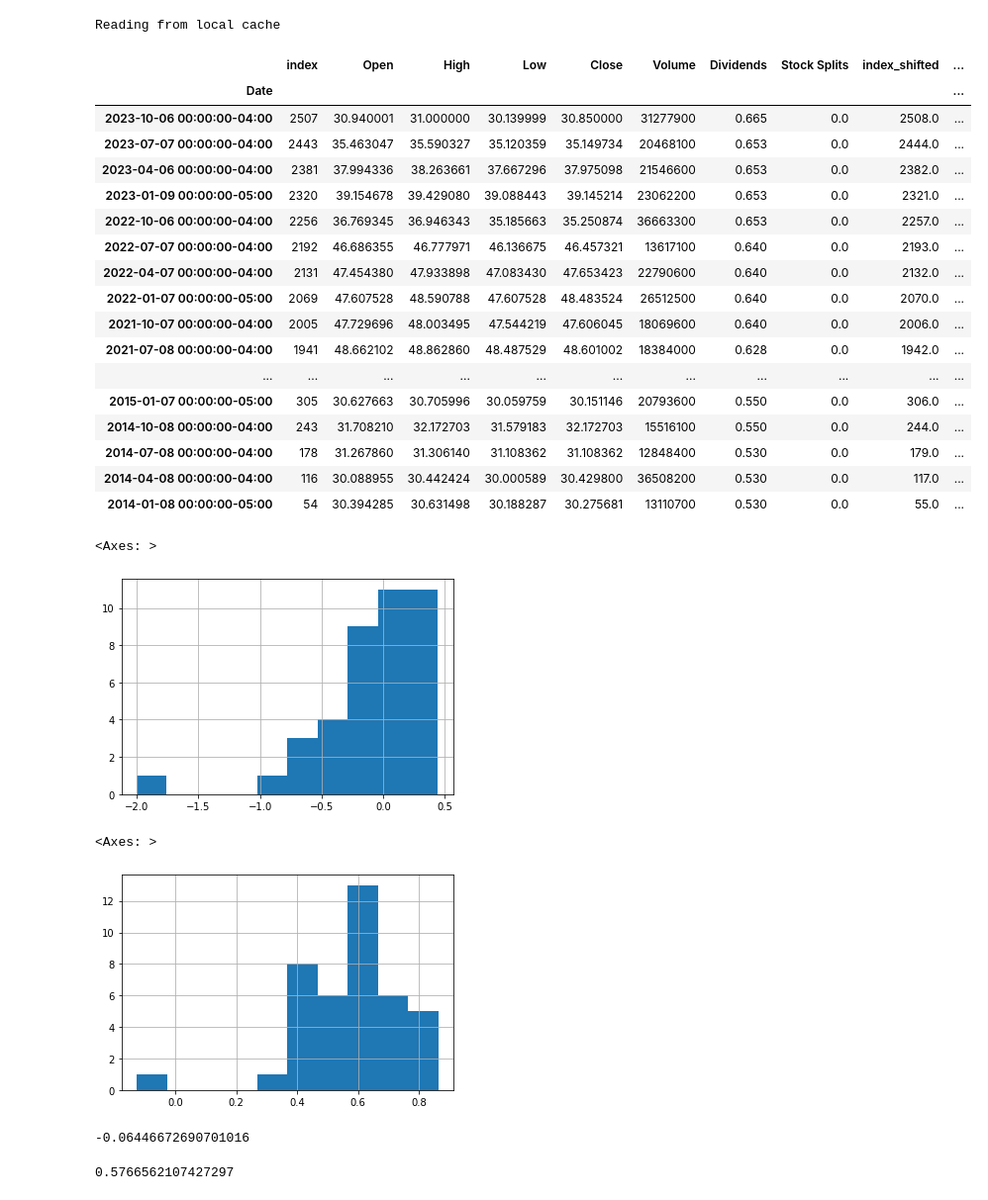
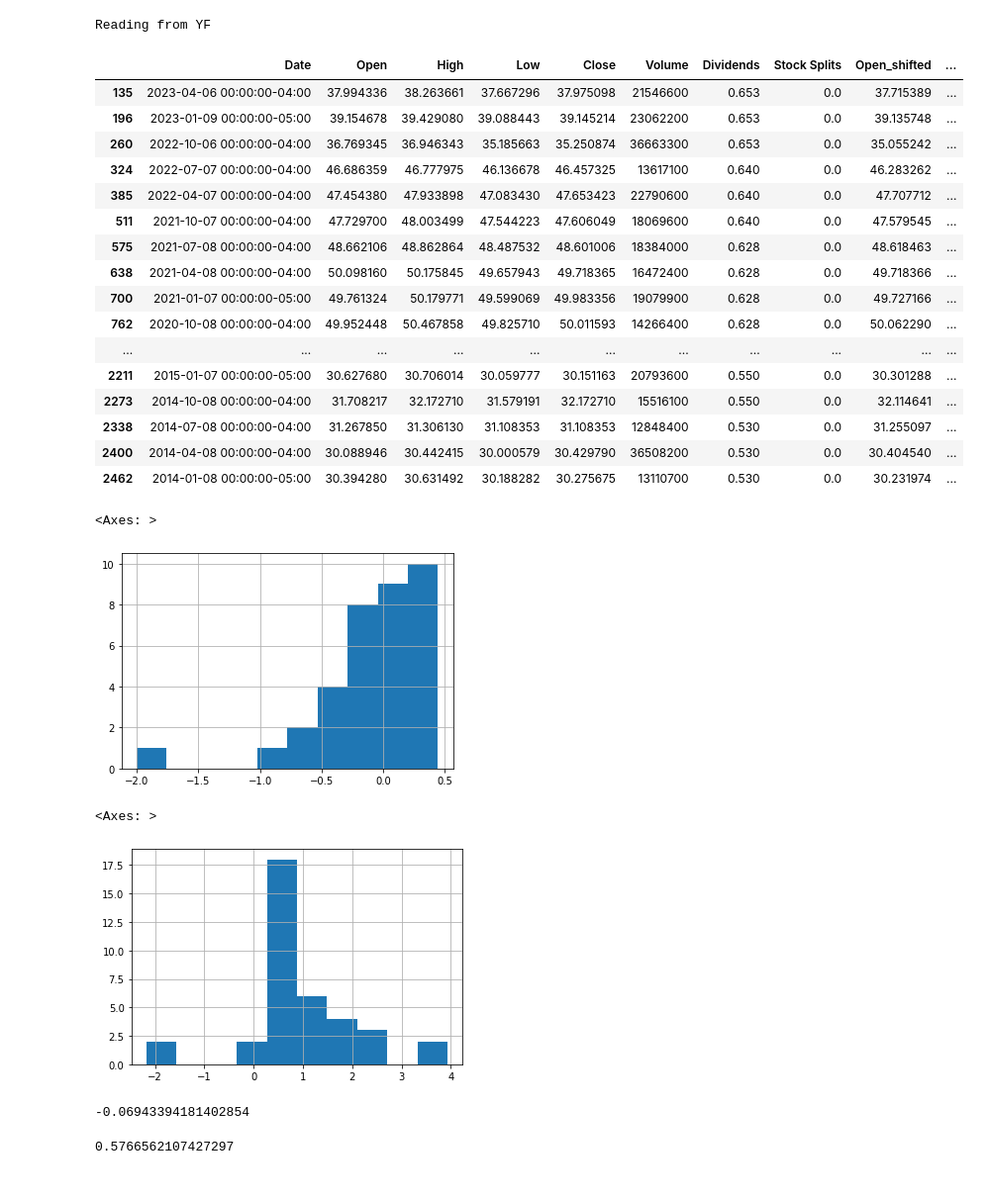
Before and after one commit to rpunit/pandas-notebooks, a Jupyter notebook: stock_div.ipynb, the cells around one changed output. Shown at 99% size. Cells and saved outputs as stored; diff of their text form; code cells hidden in the pictures.

```diff
--- a/stock_div.ipynb
+++ b/stock_div.ipynb
@@ -4,6 +4,8 @@ import warnings
 warnings.filterwarnings("ignore")
 import os
 import pandas as pd
+from datetime import datetime
+
 # portfolio tickers
 
 
@@ -11,17 +13,17 @@ def get_ticker_data(ticker):
     local_fn = f"./{ticker.lower()}_hist.csv"
     if not os.path.isfile(local_fn):
         print('Reading from YF')
-        t = yf.Ticker("ticker")
+        t = yf.Ticker(ticker)
         data_hist = t.history(period='10y')
         data_hist.to_csv(local_fn)
-        return data_hist
+        return data_hist.reset_index()
     else:
-        print('Reading from local cache')
+        print(f'Reading from local cache {local_fn}')
         data =  pd.read_csv(local_fn)
         return data.reset_index()
 
 
-def get_div_ret(ticker):
+def get_div_ret(ticker, remove_friday=False):
         stock_hist = get_ticker_data(ticker)
 
         stock_hist.set_index('Date', inplace=True)
@@ -29,9 +31,13 @@ def get_div_ret(ticker):
         stock_hist_shifted = stock_hist.shift(1)
 
         stock_hist_m = stock_hist.merge(stock_hist_shifted, on=['Date'], suffixes=['', '_shifted'])
-
+        stock_hist_m = stock_hist_m.reset_index()
         # drop rows where div is 0.0. The assumption is that dividend date is the exdate
         shm = stock_hist_m[stock_hist_m.Dividends > 0]
+        shm['weekday'] = shm.Date.apply(lambda x: pd.to_datetime(x).isoweekday())
+
+        if remove_friday:
+            shm = shm[shm['weekday'] != 5]
 
         shm['min_ret'] = shm.apply(lambda row: row.Low_shifted - row.High + row.Dividends, axis=1)
         shm['open_close_ret'] = shm.apply(lambda row: row.Open_shifted - row.Close + row.Dividends, axis=1)
@@ -40,42 +46,41 @@ def get_div_ret(ticker):
         return shm
 # %%
 import matplotlib.pyplot as plt
-div = get_div_ret('VZ')
+div = get_div_ret('VZ', remove_friday=True)
 div
 # %% [output]
-Reading from local cache
+Reading from YF
-|  | index | Open | High | Low | Close | Volume | Dividends | Stock Splits | index_shifted | ... |
-| Date |  |  |  |  |  |  |  |  |  | ... |
-| 2023-10-06 00:00:00-04:00 | 2507 | 30.940001 | 31.000000 | 30.139999 | 30.850000 | 31277900 | 0.665 | 0.0 | 2508.0 | ... |
-| 2023-07-07 00:00:00-04:00 | 2443 | 35.463047 | 35.590327 | 35.120359 | 35.149734 | 20468100 | 0.653 | 0.0 | 2444.0 | ... |
-| 2023-04-06 00:00:00-04:00 | 2381 | 37.994336 | 38.263661 | 37.667296 | 37.975098 | 21546600 | 0.653 | 0.0 | 2382.0 | ... |
-| 2023-01-09 00:00:00-05:00 | 2320 | 39.154678 | 39.429080 | 39.088443 | 39.145214 | 23062200 | 0.653 | 0.0 | 2321.0 | ... |
-| 2022-10-06 00:00:00-04:00 | 2256 | 36.769345 | 36.946343 | 35.185663 | 35.250874 | 36663300 | 0.653 | 0.0 | 2257.0 | ... |
-| 2022-07-07 00:00:00-04:00 | 2192 | 46.686355 | 46.777971 | 46.136675 | 46.457321 | 13617100 | 0.640 | 0.0 | 2193.0 | ... |
-| 2022-04-07 00:00:00-04:00 | 2131 | 47.454380 | 47.933898 | 47.083430 | 47.653423 | 22790600 | 0.640 | 0.0 | 2132.0 | ... |
-| 2022-01-07 00:00:00-05:00 | 2069 | 47.607528 | 48.590788 | 47.607528 | 48.483524 | 26512500 | 0.640 | 0.0 | 2070.0 | ... |
-| 2021-10-07 00:00:00-04:00 | 2005 | 47.729696 | 48.003495 | 47.544219 | 47.606045 | 18069600 | 0.640 | 0.0 | 2006.0 | ... |
-| 2021-07-08 00:00:00-04:00 | 1941 | 48.662102 | 48.862860 | 48.487529 | 48.601002 | 18384000 | 0.628 | 0.0 | 1942.0 | ... |
+|  | Date | Open | High | Low | Close | Volume | Dividends | Stock Splits | Open_shifted | ... |
+| 135 | 2023-04-06 00:00:00-04:00 | 37.994336 | 38.263661 | 37.667296 | 37.975098 | 21546600 | 0.653 | 0.0 | 37.715389 | ... |
+| 196 | 2023-01-09 00:00:00-05:00 | 39.154678 | 39.429080 | 39.088443 | 39.145214 | 23062200 | 0.653 | 0.0 | 39.135748 | ... |
+| 260 | 2022-10-06 00:00:00-04:00 | 36.769345 | 36.946343 | 35.185663 | 35.250874 | 36663300 | 0.653 | 0.0 | 35.055242 | ... |
+| 324 | 2022-07-07 00:00:00-04:00 | 46.686359 | 46.777975 | 46.136678 | 46.457325 | 13617100 | 0.640 | 0.0 | 46.283262 | ... |
+| 385 | 2022-04-07 00:00:00-04:00 | 47.454380 | 47.933898 | 47.083430 | 47.653423 | 22790600 | 0.640 | 0.0 | 47.707712 | ... |
+| 511 | 2021-10-07 00:00:00-04:00 | 47.729700 | 48.003499 | 47.544223 | 47.606049 | 18069600 | 0.640 | 0.0 | 47.579545 | ... |
+| 575 | 2021-07-08 00:00:00-04:00 | 48.662106 | 48.862864 | 48.487532 | 48.601006 | 18384000 | 0.628 | 0.0 | 48.618463 | ... |
+| 638 | 2021-04-08 00:00:00-04:00 | 50.098160 | 50.175845 | 49.657943 | 49.718365 | 16472400 | 0.628 | 0.0 | 49.718366 | ... |
+| 700 | 2021-01-07 00:00:00-05:00 | 49.761324 | 50.179771 | 49.599069 | 49.983356 | 19079900 | 0.628 | 0.0 | 49.727166 | ... |
+| 762 | 2020-10-08 00:00:00-04:00 | 49.952448 | 50.467858 | 49.825710 | 50.011593 | 14266400 | 0.628 | 0.0 | 50.062290 | ... |
 | ... | ... | ... | ... | ... | ... | ... | ... | ... | ... | ... |
-| 2015-01-07 00:00:00-05:00 | 305 | 30.627663 | 30.705996 | 30.059759 | 30.151146 | 20793600 | 0.550 | 0.0 | 306.0 | ... |
-| 2014-10-08 00:00:00-04:00 | 243 | 31.708210 | 32.172703 | 31.579183 | 32.172703 | 15516100 | 0.550 | 0.0 | 244.0 | ... |
-| 2014-07-08 00:00:00-04:00 | 178 | 31.267860 | 31.306140 | 31.108362 | 31.108362 | 12848400 | 0.530 | 0.0 | 179.0 | ... |
-| 2014-04-08 00:00:00-04:00 | 116 | 30.088955 | 30.442424 | 30.000589 | 30.429800 | 36508200 | 0.530 | 0.0 | 117.0 | ... |
-| 2014-01-08 00:00:00-05:00 | 54 | 30.394285 | 30.631498 | 30.188287 | 30.275681 | 13110700 | 0.530 | 0.0 | 55.0 | ... |
+| 2211 | 2015-01-07 00:00:00-05:00 | 30.627680 | 30.706014 | 30.059777 | 30.151163 | 20793600 | 0.550 | 0.0 | 30.301288 | ... |
+| 2273 | 2014-10-08 00:00:00-04:00 | 31.708217 | 32.172710 | 31.579191 | 32.172710 | 15516100 | 0.550 | 0.0 | 32.114641 | ... |
+| 2338 | 2014-07-08 00:00:00-04:00 | 31.267850 | 31.306130 | 31.108353 | 31.108353 | 12848400 | 0.530 | 0.0 | 31.255097 | ... |
+| 2400 | 2014-04-08 00:00:00-04:00 | 30.088946 | 30.442415 | 30.000579 | 30.429790 | 36508200 | 0.530 | 0.0 | 30.404540 | ... |
+| 2462 | 2014-01-08 00:00:00-05:00 | 30.394280 | 30.631492 | 30.188282 | 30.275675 | 13110700 | 0.530 | 0.0 | 30.231974 | ... |
 # %%
 div.min_ret.hist()
 # %% [output]
 <Axes: >
-[figure, old version]
+[figure, new version]
 # %%
 div.open_close_ret.hist()
 # %% [output]
 <Axes: >
-[figure, old version]
+[figure, new version]
 # %%
 div.min_ret.mean()
 # %% [output]
--0.06446672690701016
+-0.06943394181402854
 # %%
 div.open_close_ret.mean()
 # %% [output]
```
Also changed, not shown: parts of 2 cells of this notebook.
